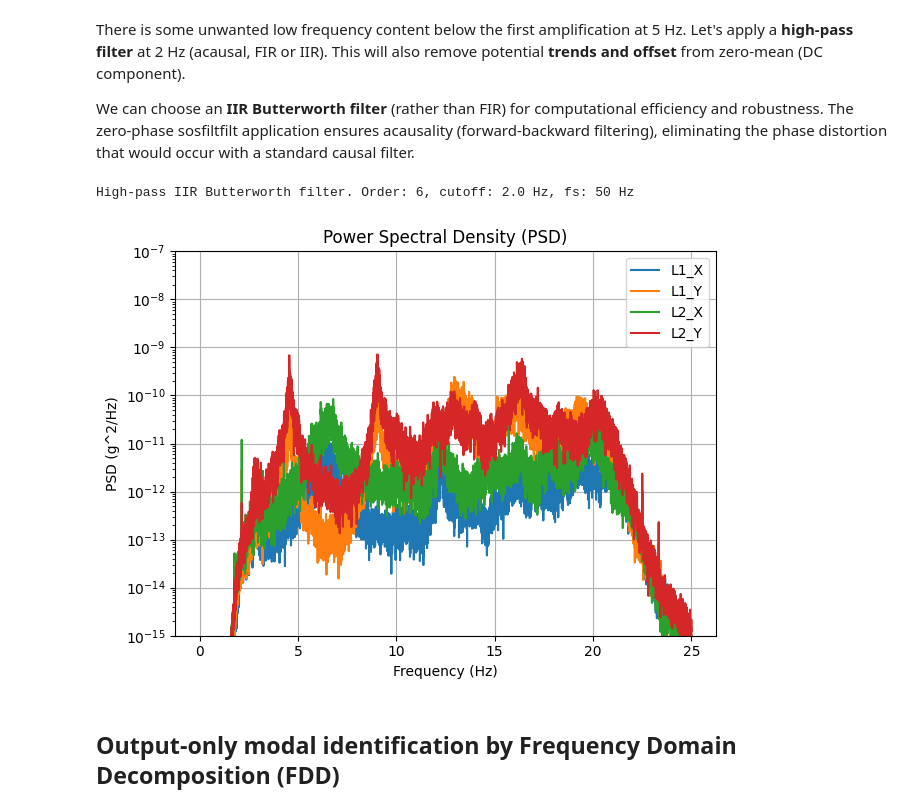
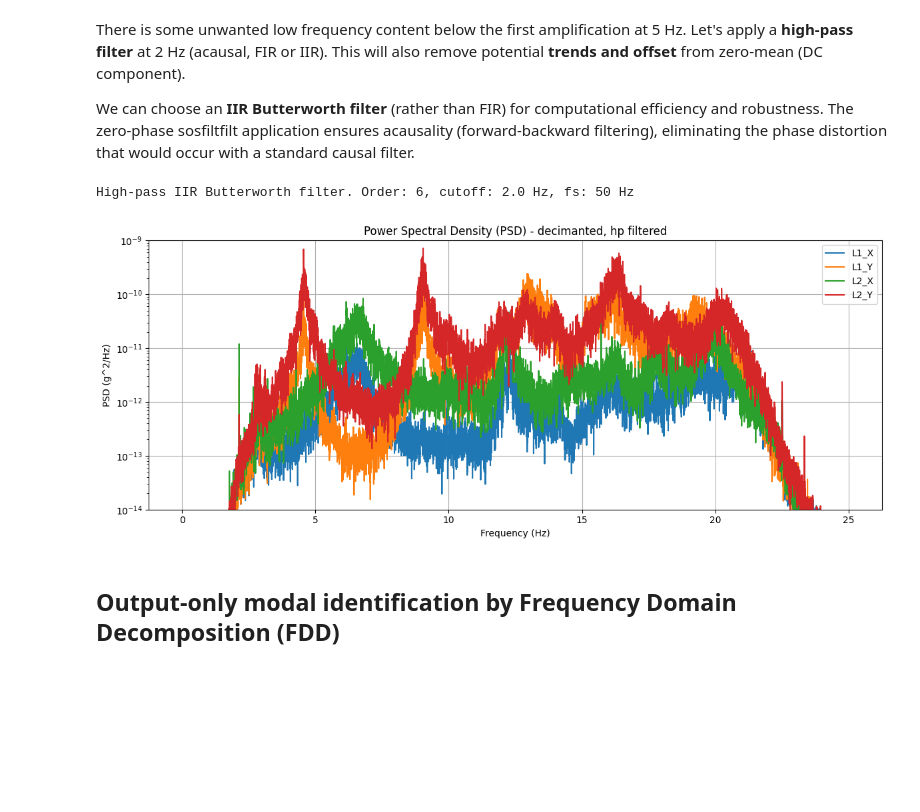
Before and after one commit to danielesivori/ROSE-PhD-Course-SHM-in-EE-2026, a Jupyter notebook: Tutorial_1_AV/Tutorial_1_AV.ipynb, the cells around one changed output. Saved outputs shown, nothing was run; the diff lists cells and outputs as text; code cells hidden in the pictures; blank space fills up the shorter version.

```diff
--- a/Tutorial_1_AV/Tutorial_1_AV.ipynb
+++ b/Tutorial_1_AV/Tutorial_1_AV.ipynb
@@ -69,7 +69,7 @@ time_v = np.arange(n) / fs
 channel_names = ['L1_X', 'L1_Y', 'L2_X', 'L2_Y']
 
 # Create a figure with subplots for each signal
-fig, axes = plt.subplots(nrows=N, ncols=1, figsize=(16, 8), sharex=True)
+fig, axes = plt.subplots(nrows=N, ncols=1, figsize=(12, 5), sharex=True)
 
 # Plot each signal in its own subplot
 for i in range(N):
@@ -148,8 +148,8 @@ data_dec = np.column_stack([decimate(data[:, i], dec_factor) for i in range(N)])
 n_dec = data_dec.shape[0]
 time_v_dec = np.arange(n_dec) / fs_dec
 
-# Create a figure with subplots for each signal
-fig, axes = plt.subplots(nrows=N, ncols=1, figsize=(16, 8), sharex=True)
+# Figure
+fig, axes = plt.subplots(nrows=N, ncols=1, figsize=(12, 5), sharex=True)
 
 # Plot each signal in its own subplot
 for i in range(N):
@@ -222,36 +225,39 @@ f_cutoff = 2.0     # Hz
 # # filtfilt: zero-phase forward-backward application (acausal)
 # data_filt = np.column_stack([filtfilt(b, 1.0, data_dec[:, i]) for i in range(N)])
 # print(f"High-pass FIR filter. Order: {numtaps - 1}, cutoff: {f_cutoff} Hz, fs: {fs_dec} Hz")
 
 # IIR
 order = 6 # same order of decimate
 # sos: second-order sections
 sos = butter(order, f_cutoff, btype='high', fs=fs_dec, output='sos')
 # sosfiltfilt: zero-phase forward-backward application (acausal)
 data_filt = np.column_stack([sosfiltfilt(sos, data_dec[:, i]) for i in range(N)])
 
 print(f"High-pass IIR Butterworth filter. Order: {order}, cutoff: {f_cutoff} Hz, fs: {fs_dec} Hz")
 
+# Figure
+plt.figure(figsize=(12, 5))
+
 # Plot PSD for each channel
 for i in range(N):
 
     # Welch's method with classic Hanning window
     fv, Pxx = welch(data_filt[:, i], fs=fs_dec, nperseg=nperseg, noverlap=nperseg//2, window='hann', scaling='density')
 
     # Plot
     plt.semilogy(fv, Pxx, label=channel_names[i]) # semilogy
 
-plt.title('Power Spectral Density (PSD)')
+plt.title('Power Spectral Density (PSD) - decimanted, hp filtered')
 plt.xlabel('Frequency (Hz)')
 plt.ylabel('PSD (g^2/Hz)')
-plt.ylim(10e-16,10e-8)
+plt.ylim(1e-14,1e-9)
 plt.grid(True)
 plt.legend(loc='upper right')
 plt.tight_layout()
 plt.show()
 # %% [output]
 High-pass IIR Butterworth filter. Order: 6, cutoff: 2.0 Hz, fs: 50 Hz
-[figure, old version]
+[figure, new version]
 # %% [markdown]
 ## Output-only modal identification by Frequency Domain Decomposition (FDD)
 # %% [markdown]
```
Also changed, not shown: parts of 13 cells of this notebook.
